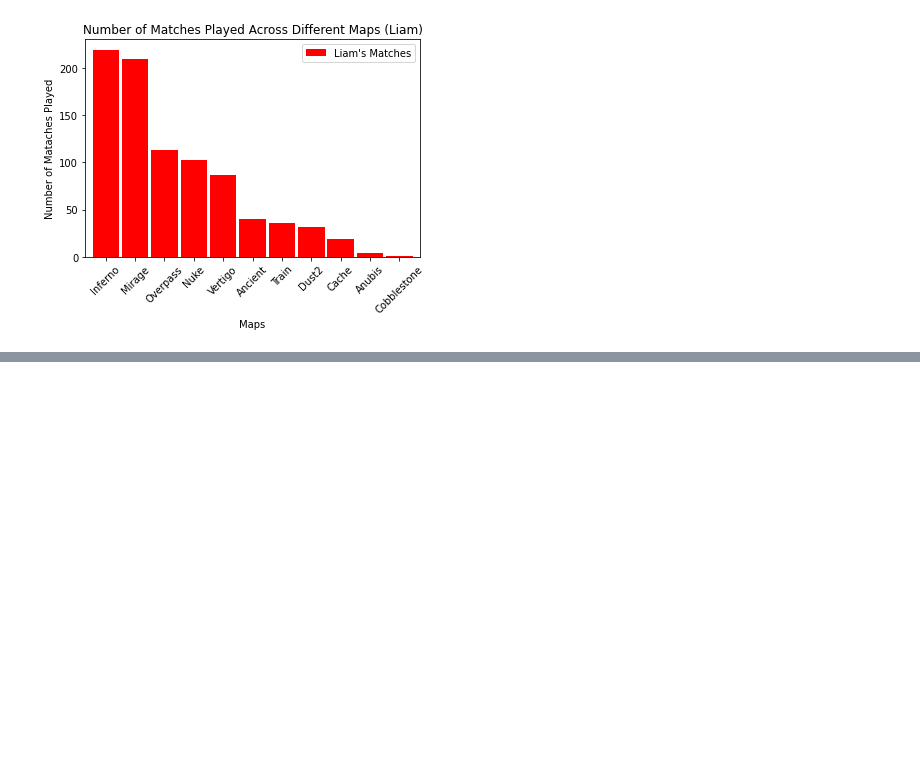
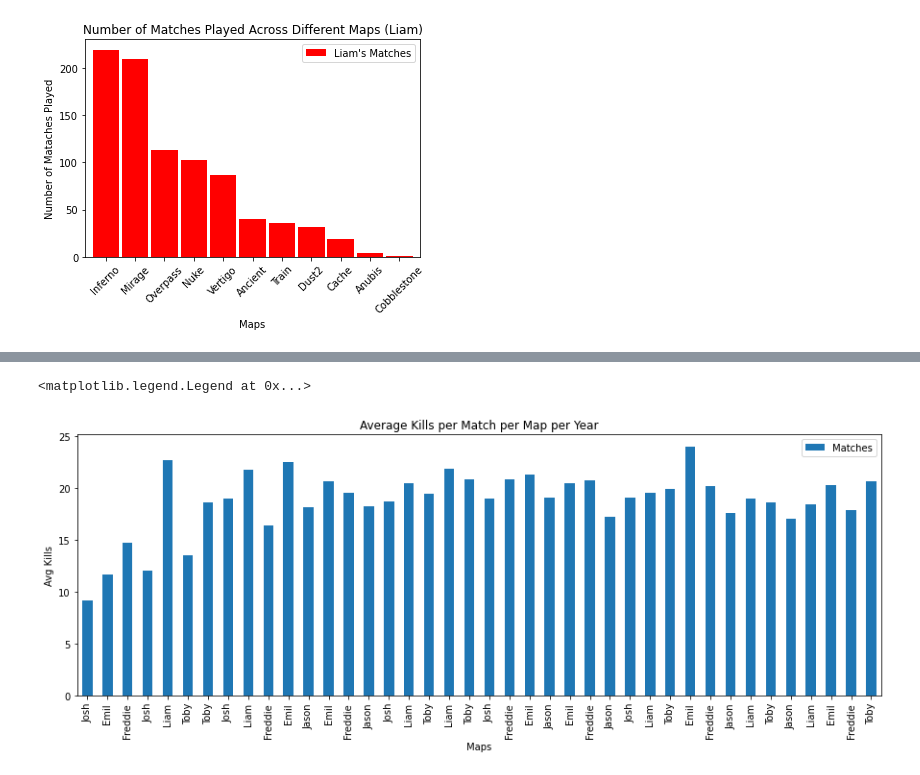
Before and after one commit to jasonhsu8/Faceit_Data_Collection, a Jupyter notebook: JJ Notebooks/DataVisualisation.ipynb, the cells around one changed output, grey strips where cells are left out. Saved outputs shown, nothing was run; the diff lists cells and outputs as text; code cells hidden in the pictures; blank space fills up the shorter version.

Commit message:
visuals update

```diff
--- a/JJ Notebooks/DataVisualisation.ipynb
+++ b/JJ Notebooks/DataVisualisation.ipynb
@@ -475,0 +491,13 @@ playerid_df_all
+# %%
+year_df_all = df_all
+year_df_all['PlayerId'] = year_df_all['PlayerId'].replace(
+    {
+        "9a3bf080-a281-4e45-b1c8-2a90c7423d25": 'Jason',
+        "fa9391e0-8ad4-48f5-9240-d66d5932507c": 'Toby',
+        "838d4924-3056-43d2-bdc2-5b4b7e820cef": 'Josh',
+        "563e4fbf-cbe4-4c1b-b8f4-ae8ecd0552d5": 'Freddie',
+        "ef7b73df-1e6d-47bb-9072-50ba5a5de51a": 'Emil',
+        "8ed6f299-4b39-4f59-b979-ec19f8308e71": 'Liam'
+    }
+)
+year_df_all
@@ -475,0 +587,10 @@ playerid_df_all
+# %%
+#Number of matches played across different maps (jj)
+year_df_all.plot.bar(x = 'PlayerName', y ="Avg Kills / Matches", title = 'Average Kills per Match per Map per Year', figsize = (15,5), )
+plt.xticks(rotation=90)
+plt.xlabel('Maps')
+plt.ylabel('Avg Kills')
+plt.legend(["Matches"])
+# %% [output]
+<matplotlib.legend.Legend at 0x...>
+[figure, added]
```
Also changed, not shown: parts of 10 cells of this notebook.
